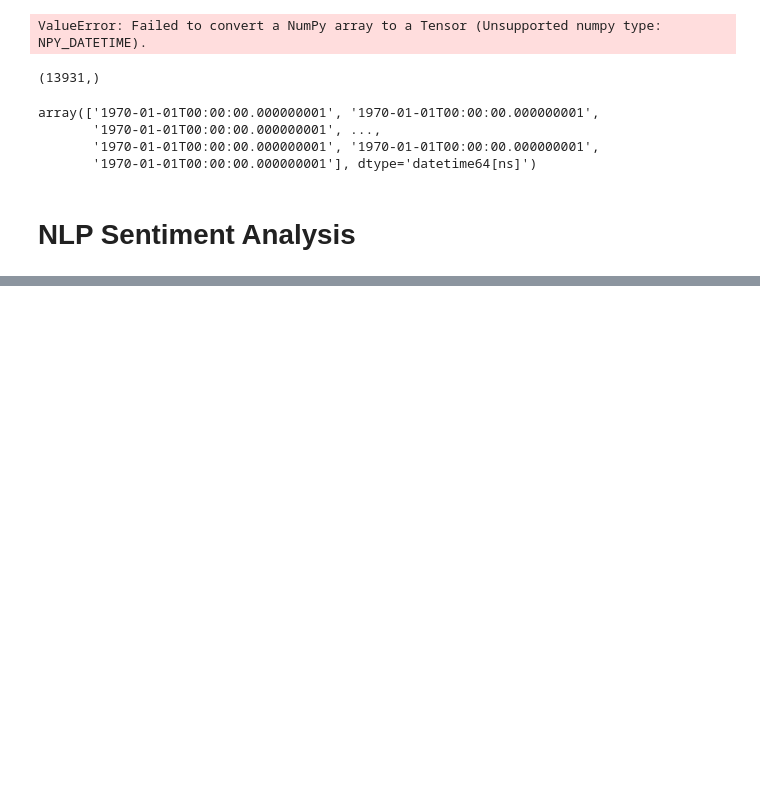
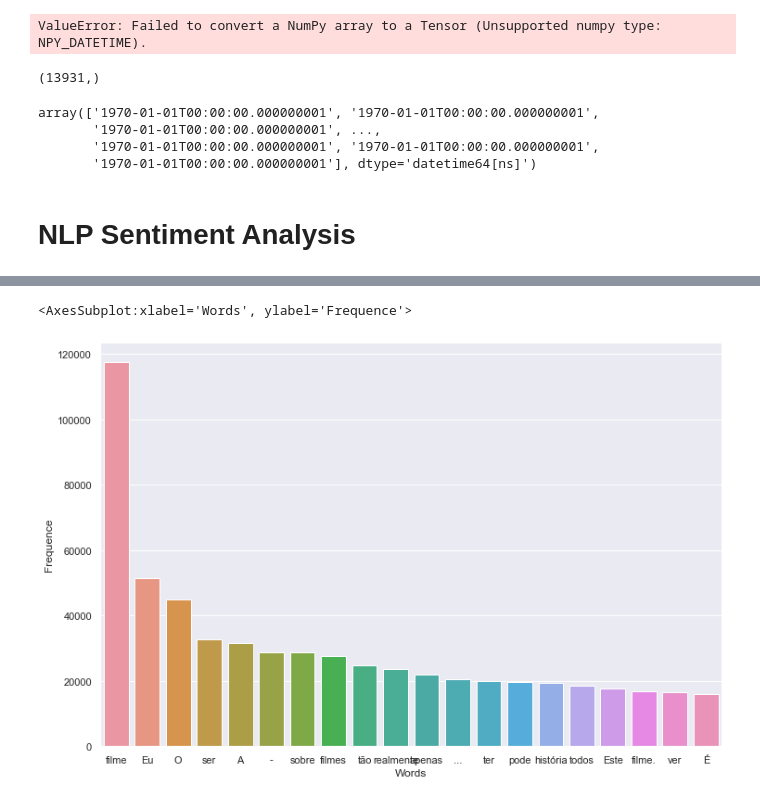
Before and after one commit to Dufyz/My_Laboratory, a Jupyter notebook: Jupyter Lab/library's/keras_library/deep_learning.ipynb, the cells around one changed output, grey strips where cells are left out. Saved outputs shown, nothing was run; the diff lists cells and outputs as text; code cells hidden in the pictures; blank space fills up the shorter version.

```diff
--- a/Jupyter Lab/library's/keras_library/deep_learning.ipynb
+++ b/Jupyter Lab/library's/keras_library/deep_learning.ipynb
@@ -472,0 +609,19 @@ array(['1970-01-01T00:00:00.000000001', '1970-01-01T00:00:00.000000001',
+# %%
+stop_words = nltk.corpus.stopwords.words('Portuguese')
+
+tokenized_white_space = tokenize.WhitespaceTokenizer().tokenize(all_words)
+
+frequence = nltk.FreqDist(tokenized_white_space)
+
+df_word_frequence = pd.DataFrame(columns = ['Words', 'Frequence'], data = list(zip(frequence.keys(), frequence.values())))
+
+for c in stop_words:
+    for k in df_word_frequence.nlargest(columns = 'Frequence', n = len(df_word_frequence)).Words:
+        if c == k:
+            df_word_frequence.drop(df_word_frequence.loc[df_word_frequence['Words'] == c].index, inplace = True)
+
+sns.set( rc = {'figure.figsize': (12,8)})
+sns.barplot(x = 'Words', y = 'Frequence', data = df_word_frequence.nlargest(columns = 'Frequence', n = 20))
+# %% [output]
+<AxesSubplot:xlabel='Words', ylabel='Frequence'>
+[figure, added]
```
Also changed, not shown: parts of 8 cells of this notebook, 1 other file.
